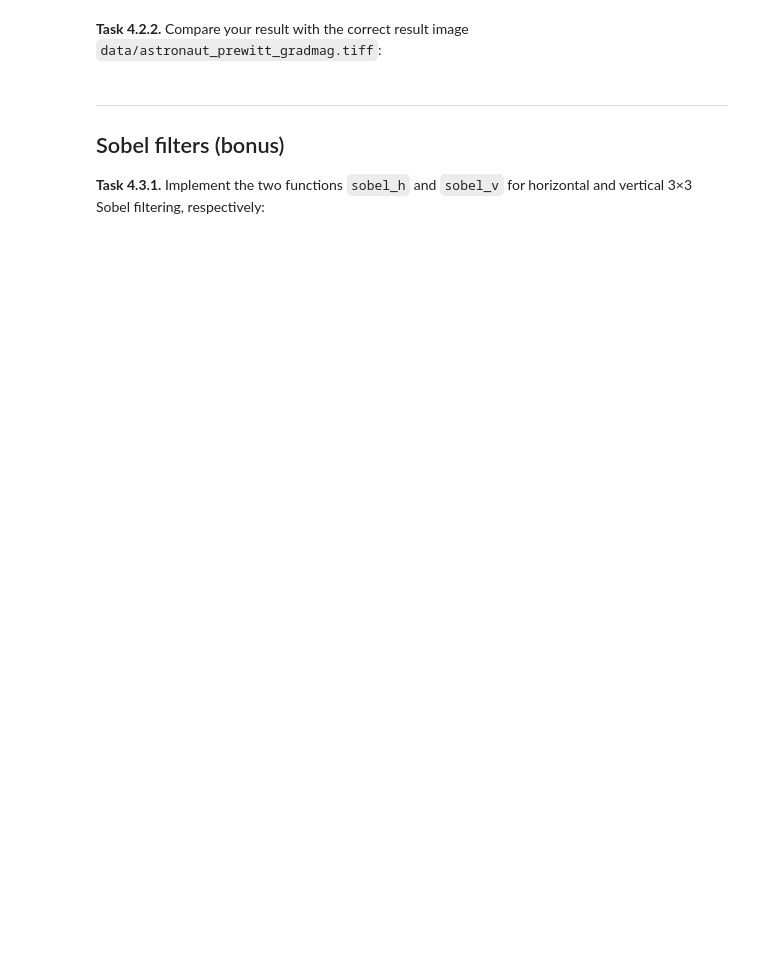
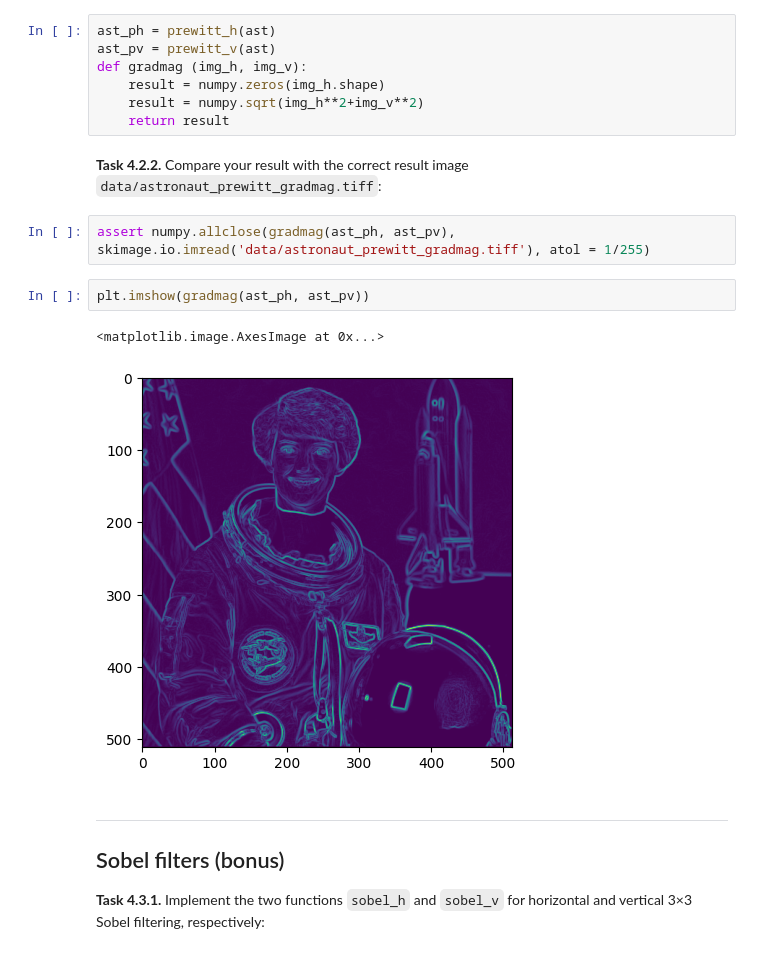
Before and after one commit to evgr5/mobi-fs3-python, a Jupyter notebook: task4.ipynb, the cells around one changed output. Cells and saved outputs as stored; diff of their text form; blank space fills up the shorter version.

```diff
--- a/task4.ipynb
+++ b/task4.ipynb
@@ -83,8 +81,22 @@ AssertionError:
 ## Edge detection
 
 **<a id="#">Task 4.2.1.</a>** Use your results from **Task 4.1.2 – 4.1.3** to compute the *gradient magnitude* of the image:
+# %%
+ast_ph = prewitt_h(ast)
+ast_pv = prewitt_v(ast)
+def gradmag (img_h, img_v):
+    result = numpy.zeros(img_h.shape)
+    result = numpy.sqrt(img_h**2+img_v**2)
+    return result
 # %% [markdown]
 **<a id="#">Task 4.2.2.</a>** Compare your result with the correct result image `data/astronaut_prewitt_gradmag.tiff`:
+# %%
+assert numpy.allclose(gradmag(ast_ph, ast_pv), skimage.io.imread('data/astronaut_prewitt_gradmag.tiff'), atol = 1/255)
+# %%
+plt.imshow(gradmag(ast_ph, ast_pv))
+# %% [output]
+<matplotlib.image.AxesImage at 0x...>
+[figure, added]
 # %% [markdown]
 ---
 
```
Also changed, not shown: parts of 7 cells of this notebook.
